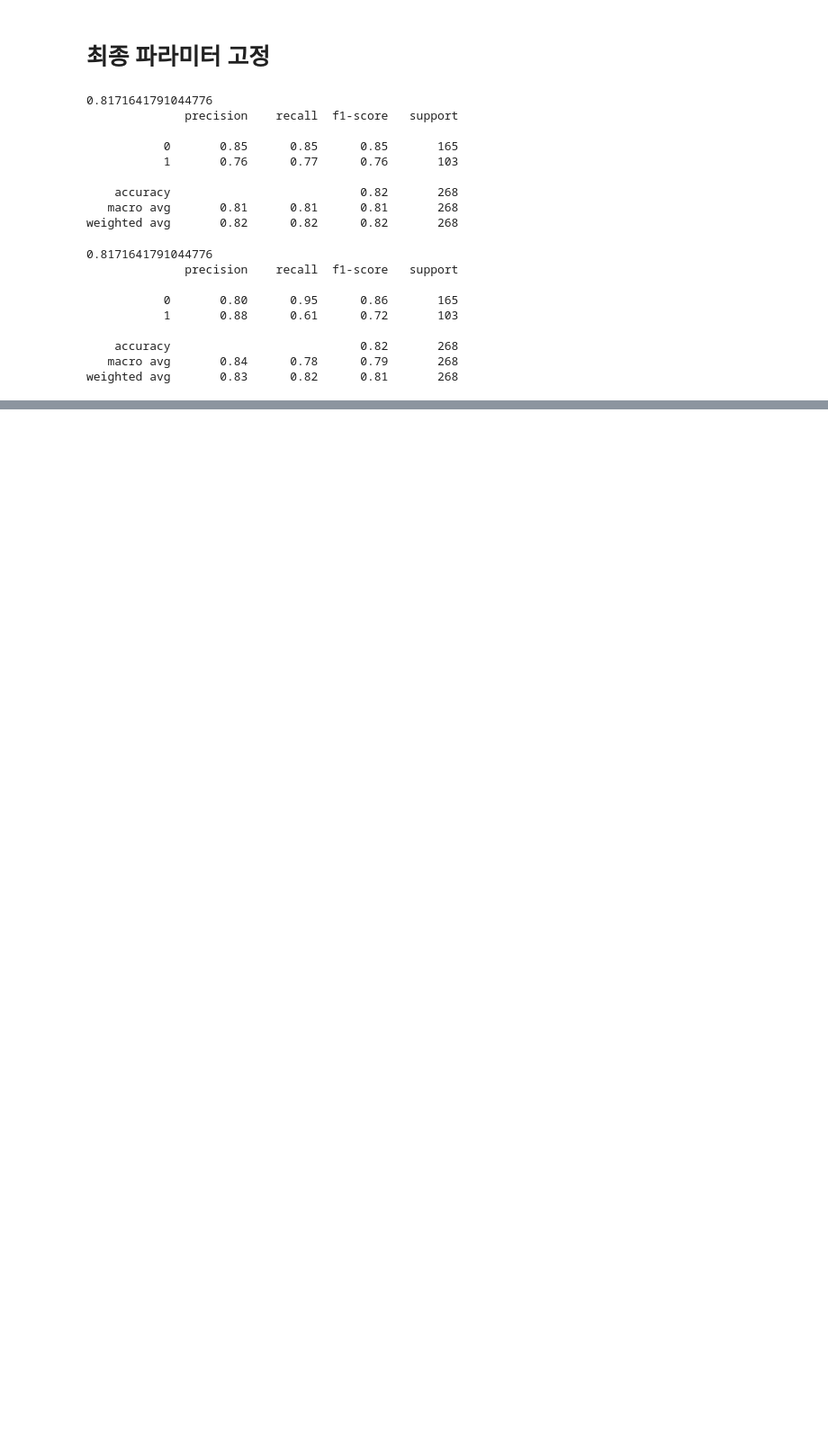
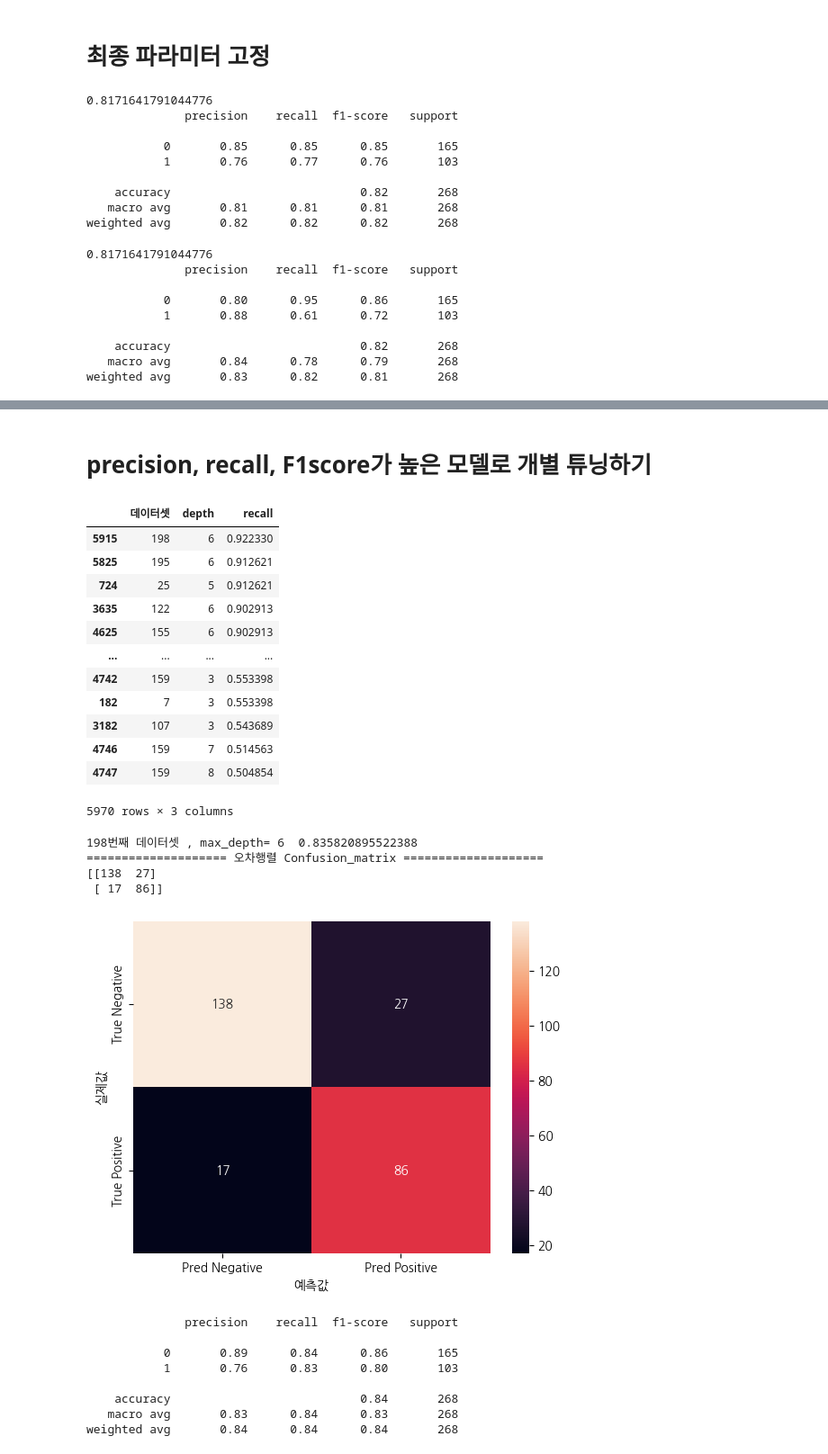
Before and after one commit to hanyomi/fintech3, a Jupyter notebook: 06machine_learning/08지도학습_분류분석_의사결정나무.ipynb, the cells around one changed output, grey strips where cells are left out. Shown at 90% size. Saved outputs shown, nothing was run; the diff lists cells and outputs as text; code cells hidden in the pictures; blank space fills up the shorter version.

```diff
--- a/06machine_learning/08지도학습_분류분석_의사결정나무.ipynb
+++ b/06machine_learning/08지도학습_분류분석_의사결정나무.ipynb
@@ -769,0 +1201,2 @@ weighted avg       0.83      0.82      0.81       268
+# %% [markdown]
+# precision, recall, F1score가 높은 모델로 개별 튜닝하기
@@ -769,0 +1249,54 @@ weighted avg       0.83      0.82      0.81       268
+# %%
+def dtc_model(result_df):
+    # 의사결정나무로 분석하기
+    dtc = DecisionTreeClassifier(max_depth=result_df. iloc[0,1], criterion='gini', random_state=42, class_weight='balanced')
+    dtc.fit(X_train_ohe_df, y_train)
+    pred = dtc.predict(X_test_ohe_df)
+    print(f"{result_df. iloc [0, 0] }번째 데이터셋 , max_depth= {result_df .iloc [0, 1]} ", accuracy_score(y_test, pred))
+
+    # 오차행렬 Confusion_matrix 출력하기
+    print("=" *20,'오차행렬 Confusion_matrix',"=" *20)
+    print(confusion_matrix(y_test, pred))
+    cm=confusion_matrix(y_test, pred)
+    class_names=['Negative','Positive']
+    cm_df=pd.DataFrame(cm,index=[f"True {c}" for c in class_names],
+                      columns=[f"Pred {c}" for c in class_names])
+    cm_df
+
+    # 히트맵으로 오차행렬 시각화
+    sns.heatmap(cm_df,annot=True, fmt='d')
+    plt.ylabel("실제값")
+    plt.xlabel("예측값")
+    plt.show()
+    print()
+    print(classification_report(y_test, pred))
+# %%
+result_df=best_data_model(X,y,"recall")
+dtc_model(result_df)
+# %% [output]
+|  | 데이터셋 | depth | recall |
+| 5915 | 198 | 6 | 0.922330 |
+| 5825 | 195 | 6 | 0.912621 |
+| 724 | 25 | 5 | 0.912621 |
+| 3635 | 122 | 6 | 0.902913 |
+| 4625 | 155 | 6 | 0.902913 |
+| ... | ... | ... | ... |
+| 4742 | 159 | 3 | 0.553398 |
+| 182 | 7 | 3 | 0.553398 |
+| 3182 | 107 | 3 | 0.543689 |
+| 4746 | 159 | 7 | 0.514563 |
+| 4747 | 159 | 8 | 0.504854 |
+5970 rows × 3 columns
+198번째 데이터셋 , max_depth= 6  0.835820895522388
+==================== 오차행렬 Confusion_matrix ====================
+[[138  27]
+ [ 17  86]]
+[figure, added]
+              precision    recall  f1-score   support
+
+           0       0.89      0.84      0.86       165
+           1       0.76      0.83      0.80       103
+
+    accuracy                           0.84       268
+   macro avg       0.83      0.84      0.83       268
+weighted avg       0.84      0.84      0.84       268
```
Also changed, not shown: parts of 22 cells of this notebook, 1 other file.
